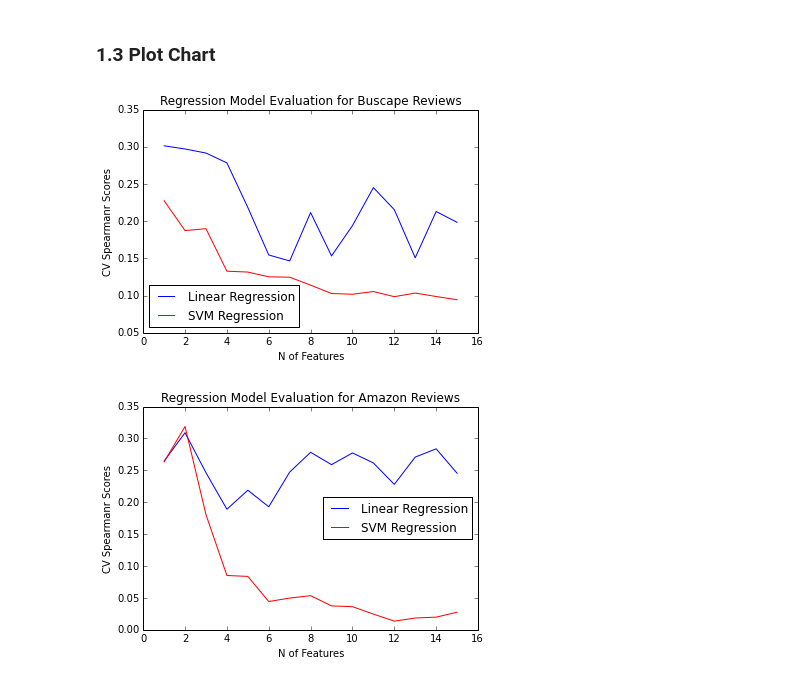
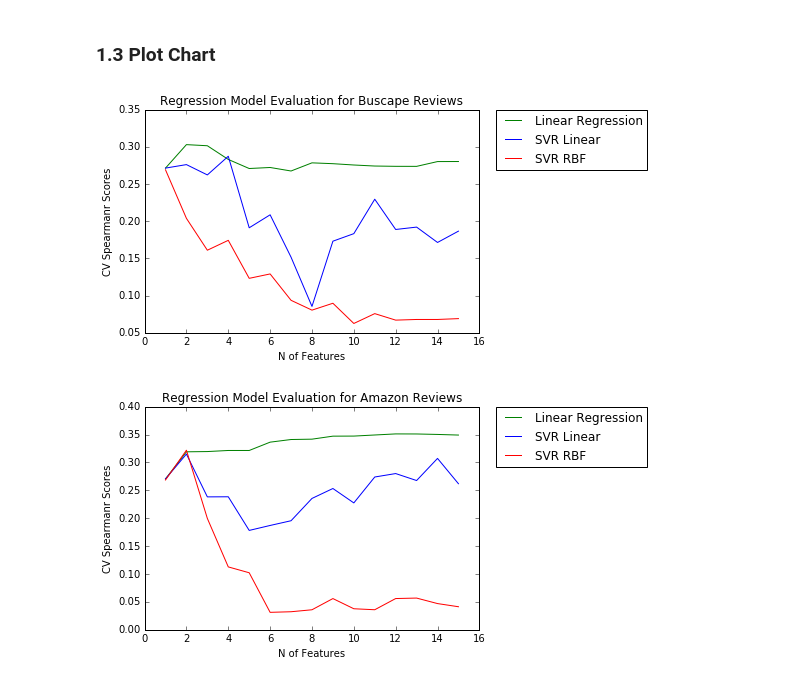
Before and after one commit to heukirne/pyreviews, a Jupyter notebook: experiments/regression_evaluation.ipynb, the cells around one changed output. Cells and saved outputs as stored; diff of their text form; code cells hidden in the pictures.

```diff
--- a/experiments/regression_evaluation.ipynb
+++ b/experiments/regression_evaluation.ipynb
@@ -65,3 +66,16 @@ features.shape
 # %% [markdown]
 ## 1. Run 10-fold cross validation over N kbest features
+# %%
+def cv4kBest(model, feats, labs, cvOpt, loops):
+    result_list = []
+    for i in range(1, loops+1):
+        n_features_linear.append(i)
+
+        kbest_features = SelectKBest(f_regression, k=i).fit_transform(feats, labs)
+        scores = cross_val_score(model, kbest_features, labels, cv=cvOpt, scoring=spearmanr_scorer)
+        result_list.append(scores.mean())
+
+        print str(i) + ',' + str(scores.mean())
+
+    return result_list
 # %% [markdown]
@@ -98,0 +83,4 @@ for i in range(1, 16):
+# %%
+linear_model = LinearRegression()
+
+spearmanr_scores_linear = cv4kBest(linear_model, features, labels, 5, 15)
@@ -98,0 +105,4 @@ for i in range(1, 16):
+# %%
+linearSVR_model = LinearSVR(epsilon=0.01)
+
+spearmanr_scores_svrLinear = cv4kBest(linearSVR_model, features, labels, 5, 15)
@@ -130,0 +127,4 @@ for i in range(1, 16):
+# %%
+svr_model = SVR(C=1.0, epsilon=0.01, kernel='rbf')
+
+spearmanr_scores_svr = cv4kBest(svr_model, features, labels, 5, 15)
@@ -133,26 +149,33 @@ for i in range(1, 16):
 # %%
 plt.figure()
 
-plt.plot(n_features_linear, spearmanr_scores_linear, 'b', label='Linear Regression')
-plt.plot(n_features_svr, spearmanr_scores_svr, 'r', label='SVM Regression')
+n_features = range(1, 16)
+
+plt.plot(n_features, spearmanr_scores_linear, 'g', label='Linear Regression')
+plt.plot(n_features, spearmanr_scores_svrLinear, 'b', label='SVR Linear')
+plt.plot(n_features, spearmanr_scores_svr, 'r', label='SVR RBF')
 plt.xlabel('N of Features')
 plt.ylabel('CV Spearmanr Scores')
 plt.legend(loc='lower left')
+plt.legend(bbox_to_anchor=(1.05, 1), loc=2, borderaxespad=0.)
 
 plt.title('Regression Model Evaluation for Buscape Reviews')
 plt.show()
 # %% [output]
-[figure, old version]
+[figure, new version]
 # %%
 plt.figure()
 
-plt.plot(n_features_linear, spearmanr_scores_linear, 'b', label='Linear Regression')
-plt.plot(n_features_svr, spearmanr_scores_svr, 'r', label='SVM Regression')
+n_features = range(1, 16)
+
+plt.plot(n_features, spearmanr_scores_linear, 'g', label='Linear Regression')
+plt.plot(n_features, spearmanr_scores_svrLinear, 'b', label='SVR Linear')
+plt.plot(n_features, spearmanr_scores_svr, 'r', label='SVR RBF')
 plt.xlabel('N of Features')
 plt.ylabel('CV Spearmanr Scores')
-plt.legend(loc='center right')
+plt.legend(bbox_to_anchor=(1.05, 1), loc=2, borderaxespad=0.)
 
 plt.title('Regression Model Evaluation for Amazon Reviews')
 plt.show()
 # %% [output]
-[figure, old version]
+[figure, new version]
```
Also changed, not shown: parts of 9 cells of this notebook, 1 other file.
